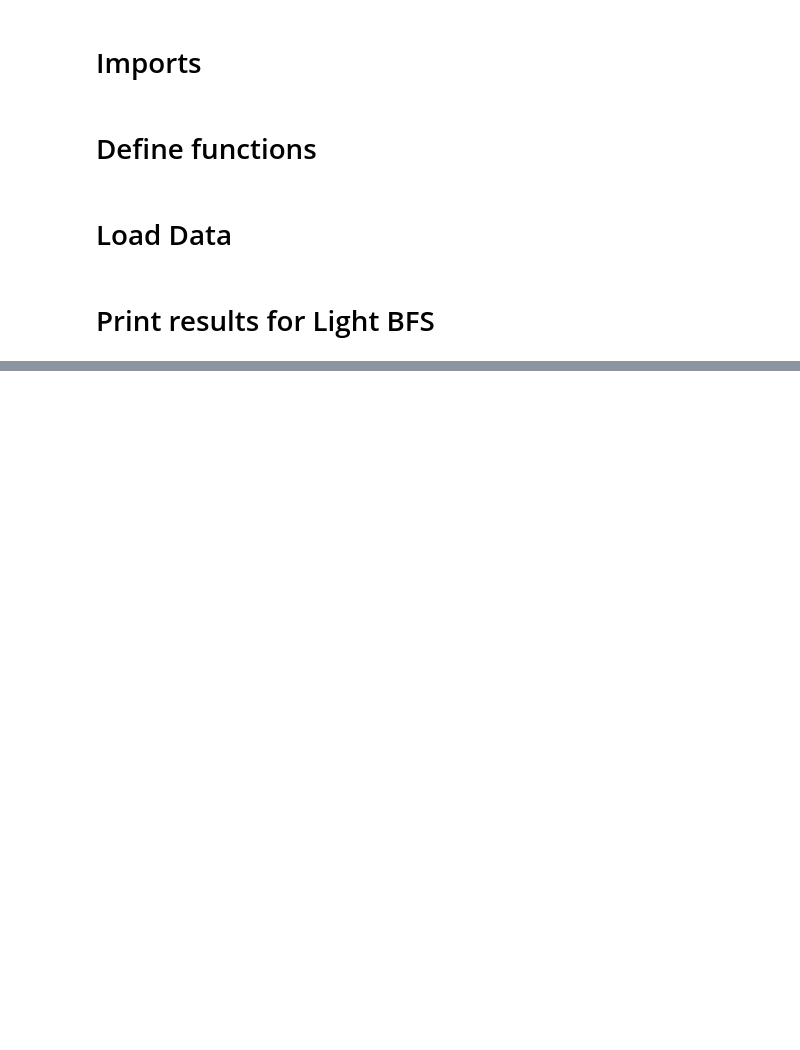
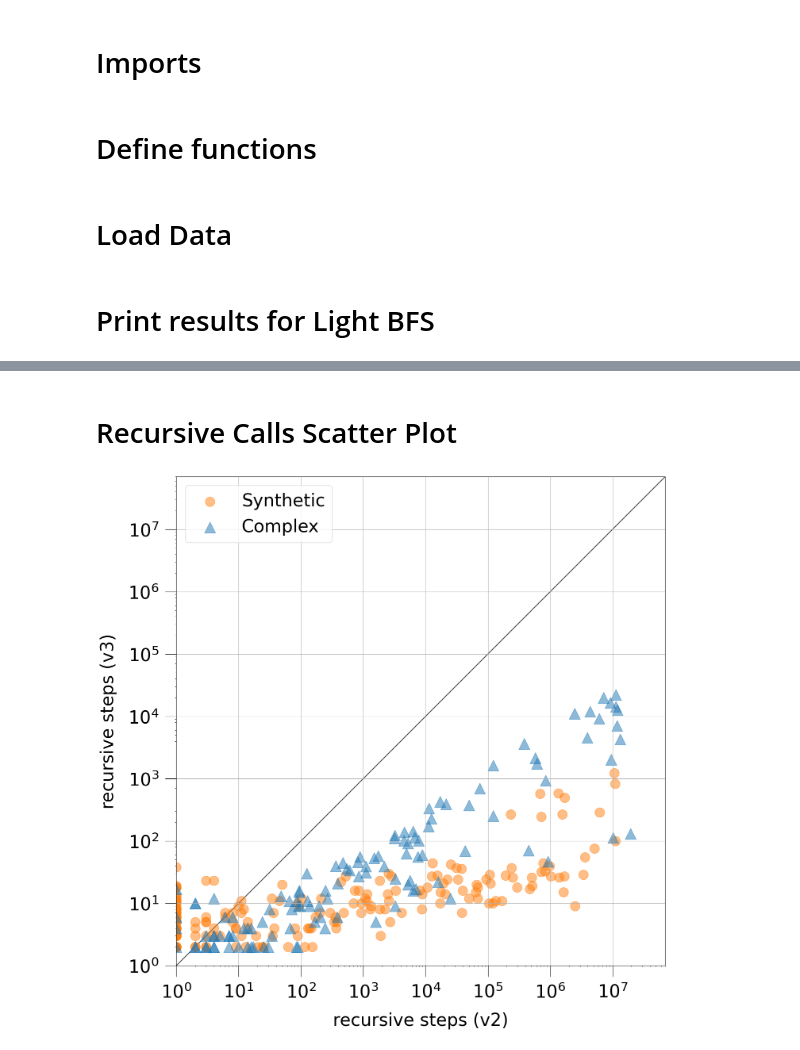
Before and after one commit to HenriDickel/DFVS-Solver, a Jupyter notebook: DFVS_Solver/src/python/statistics_v3.ipynb, the cells around one changed output, grey strips where cells are left out. Drawn from its saved outputs; the diff is of its cells as text; code cells hidden in the pictures; blank space fills up the shorter version.

```diff
--- a/DFVS_Solver/src/python/statistics_v3.ipynb
+++ b/DFVS_Solver/src/python/statistics_v3.ipynb
@@ -95,2 +63,22 @@ plt.rcParams.update(params)
+# %%
+# Create pandas dataframes from csv
+df0 = pd.read_csv("../logs/v2/MainLog-2.03_LightBFS.csv", sep=",", header=0) # V2 on dataset 2
+df1 = pd.read_csv("../logs/MainLog-3.1_Dataset_2.csv", sep=",", header=0) # Packing (with updates) on dataset 2
+df2 = pd.read_csv("../logs/MainLog-3.2_UpdatePacking.csv", sep=",", header=0) # Packing (with updates)
+df2['millis'] = df2['millis'] * 2
+for index, row in df2.iterrows():
+    if row['verified']:
+        df2.at[index, 'k_optimal'] = df2['k_solved'][index]
+
+df3 = pd.read_csv("../logs/MainLog-3.3_NewPacking.csv", sep=",", header=0) # Packing (in each search tree node)
+df3['millis'] = df3['millis'] * 2
+df4 = pd.read_csv("../logs/MainLog-3.4_OnlyReductions.csv", sep=",", header=0) # Only reduction rules on dataset 2
+
+# Style plot
+plt.style.use('default')
+font = {'size' : 32}
+plt.rc('font', **font)
+params = {'mathtext.default': 'regular' }
+plt.rcParams.update(params)
 # %% [markdown]
 # Print results for Light BFS
@@ -103,0 +129,39 @@ Overall: 361/452 (79.87%)
+# %% [markdown]
+# Recursive Calls Scatter Plot
+# %%
+df_merge = df0.merge(df1, on='name', how='inner')
+df_merge = df_merge[df_merge['verified_x'] == True]
+df_merge = df_merge[df_merge['verified_y'] == True]
+df_merge_synthetic, df_merge_complex = split_synthetic_complex(df_merge)
+
+fig, ax = plt.subplots(figsize=(16, 16))
+ax.scatter(df_merge_synthetic['recursive_steps_x'], df_merge_synthetic['recursive_steps_y'], c='tab:orange', marker='o', alpha=0.5, s=300, label='Synthetic')
+ax.scatter(df_merge_complex['recursive_steps_x'], df_merge_complex['recursive_steps_y'], c='tab:blue', marker='^', alpha=0.5, s=400, label='Complex')
+
+ax.set_xlabel('optimal k')
+ax.set_xscale('log')
+ax.set_yscale('log')
+ax.set_xlim([1, 70000000])
+ax.set_ylim([1, 70000000])
+ax.set_xlabel('recursive steps (v2)', labelpad=20)
+ax.set_ylabel('recursive steps (v3)', labelpad=20)
+ax.tick_params(axis='both', length=20, which='major', pad=12)
+ax.legend()
+ax.grid()
+
+# diagonal line
+x = np.array([1,70000000])
+y = np.array([1,70000000])
+lims = [
+    np.min([ax.get_xlim(), ax.get_ylim()]),
+    np.max([ax.get_xlim(), ax.get_ylim()]),
+]
+ax.plot(lims, lims, 'k-', alpha=0.75, zorder=0)
+ax.set_aspect('equal')
+ax.set_xlim(lims)
+ax.set_ylim(lims)
+
+fig.savefig('plots/v3/ScatterPlotV2V3.png',  bbox_inches='tight')
+fig.show()
+# %% [output]
+[figure, added]
```
Also changed, not shown: parts of 16 cells of this notebook, 16 other files.
